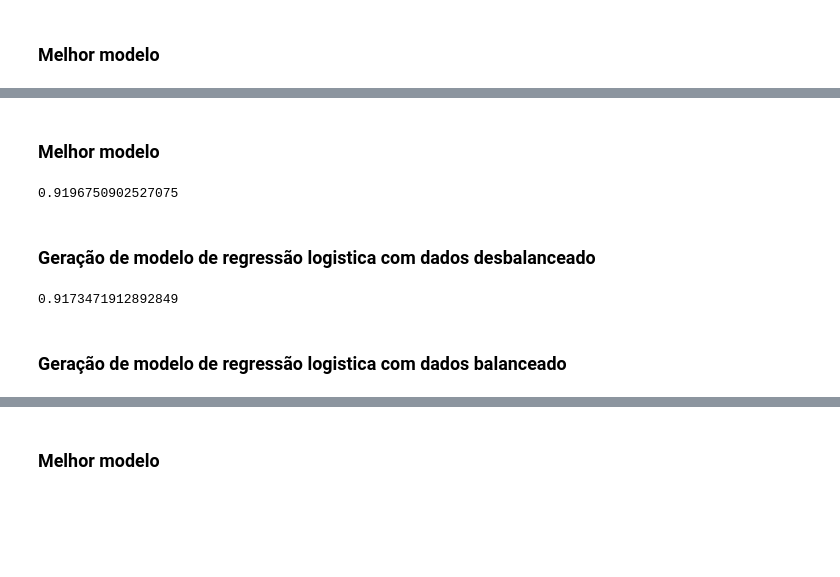
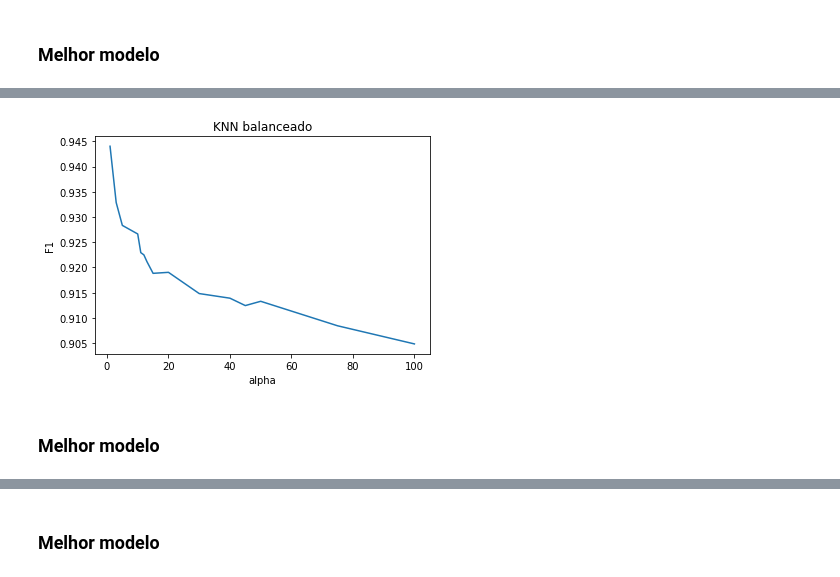
Before and after one commit to luizcz/aprendizado_maquina, a Jupyter notebook: classificacao/Classificação.ipynb, the cells around one changed output, grey strips where cells are left out. Cells and saved outputs as stored; diff of their text form; code cells hidden in the pictures; blank space fills up the shorter version.

```diff
--- a/classificacao/Classificação.ipynb
+++ b/classificacao/Classificação.ipynb
@@ -137,18 +211,6 @@ Text(0,0.5,'f1')
+# %%
+imprimir_f1_alpha(f1_knn_balanceado, vizinhos, "KNN balanceado")
+# %% [output]
+[figure, added]
 # %% [markdown]
 ### Melhor modelo
-# %%
-f1_arvores_balanceado.idxmax()
-arvore_balanceado = tree.DecisionTreeClassifier(max_depth=f1_arvores_balanceado.idxmax()).fit(treino_balanceado, y_treino_balanceado)
-arvore_balanceado.score(teste_balanceado, y_teste_balanceado)
-# %% [output]
-0.9196750902527075
-# %% [markdown]
-### Geração de modelo de regressão logistica com dados desbalanceado
-# %%
-logistic = LogisticRegression()
-logistic.fit(treino, y_treino)
-logistic.score(teste,y_teste)
-# %% [output]
-0.9173471912892849
-# %% [markdown]
-### Geração de modelo de regressão logistica com dados balanceado
```
Also changed, not shown: parts of 62 cells of this notebook, 1 other file.
